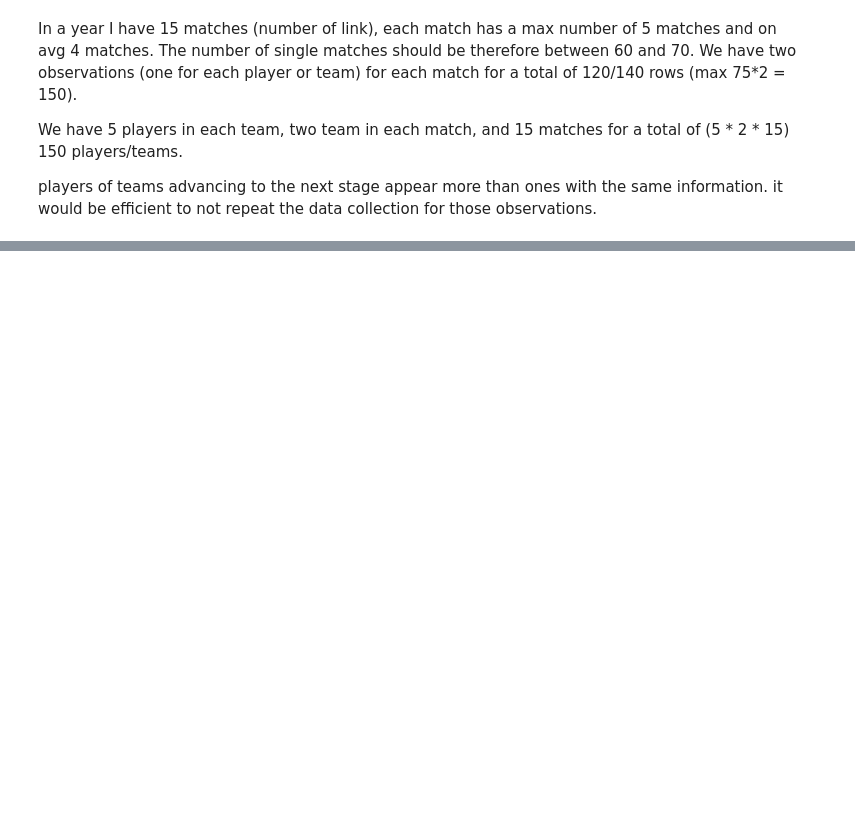
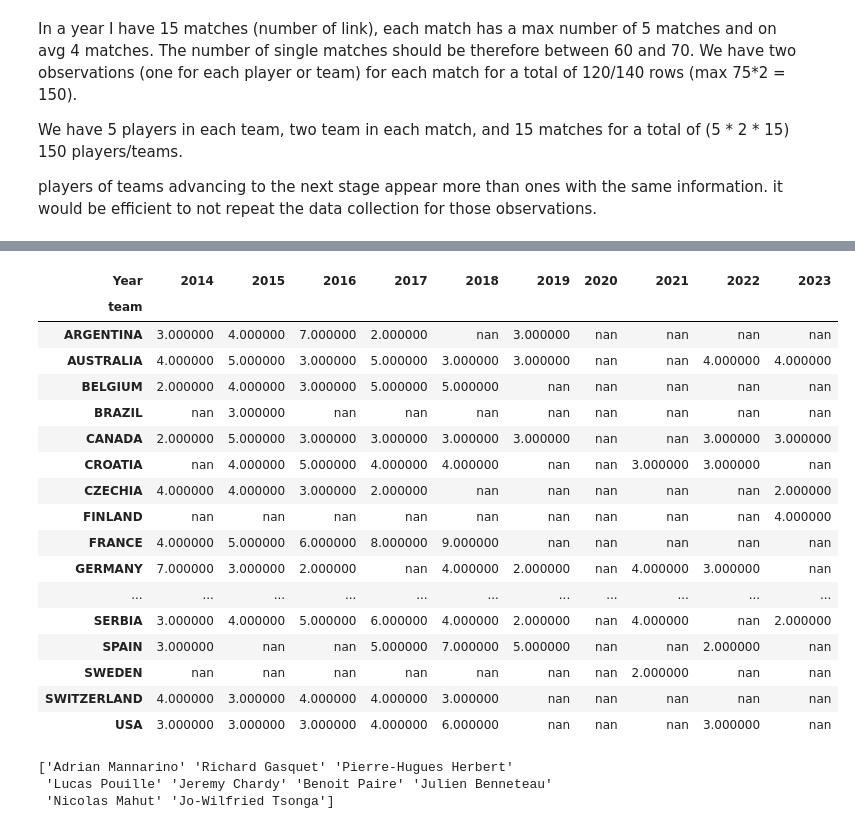
Before and after one commit to AEGDDI/davis-cup, a Jupyter notebook: main.ipynb, the cells around one changed output, grey strips where cells are left out. Cells and saved outputs as stored; diff of their text form; code cells hidden in the pictures; blank space fills up the shorter version.

```diff
--- a/main.ipynb
+++ b/main.ipynb
@@ -117,0 +268,41 @@ players of teams advancing to the next stage appear more than ones with the same
+# %%
+# Highlight values greater than 5
+def highlight(value):
+    if pd.notnull(value) and value > 5:
+        return 'background-color: yellow'
+    return ''
+
+styled_table = pivot_table.style.applymap(lambda x: highlight(x))
+
+# Display the styled table
+styled_table
+# %% [output]
+| Year | 2014 | 2015 | 2016 | 2017 | 2018 | 2019 | 2020 | 2021 | 2022 | 2023 |
+| team |  |  |  |  |  |  |  |  |  |  |
+| ARGENTINA | 3.000000 | 4.000000 | 7.000000 | 2.000000 | nan | 3.000000 | nan | nan | nan | nan |
+| AUSTRALIA | 4.000000 | 5.000000 | 3.000000 | 5.000000 | 3.000000 | 3.000000 | nan | nan | 4.000000 | 4.000000 |
+| BELGIUM | 2.000000 | 4.000000 | 3.000000 | 5.000000 | 5.000000 | nan | nan | nan | nan | nan |
+| BRAZIL | nan | 3.000000 | nan | nan | nan | nan | nan | nan | nan | nan |
+| CANADA | 2.000000 | 5.000000 | 3.000000 | 3.000000 | 3.000000 | 3.000000 | nan | nan | 3.000000 | 3.000000 |
+| CROATIA | nan | 4.000000 | 5.000000 | 4.000000 | 4.000000 | nan | nan | 3.000000 | 3.000000 | nan |
+| CZECHIA | 4.000000 | 4.000000 | 3.000000 | 2.000000 | nan | nan | nan | nan | nan | 2.000000 |
+| FINLAND | nan | nan | nan | nan | nan | nan | nan | nan | nan | 4.000000 |
+| FRANCE | 4.000000 | 5.000000 | 6.000000 | 8.000000 | 9.000000 | nan | nan | nan | nan | nan |
+| GERMANY | 7.000000 | 3.000000 | 2.000000 | nan | 4.000000 | 2.000000 | nan | 4.000000 | 3.000000 | nan |
+| ... | ... | ... | ... | ... | ... | ... | ... | ... | ... | ... |
+| SERBIA | 3.000000 | 4.000000 | 5.000000 | 6.000000 | 4.000000 | 2.000000 | nan | 4.000000 | nan | 2.000000 |
+| SPAIN | 3.000000 | nan | nan | 5.000000 | 7.000000 | 5.000000 | nan | nan | 2.000000 | nan |
+| SWEDEN | nan | nan | nan | nan | nan | nan | nan | 2.000000 | nan | nan |
+| SWITZERLAND | 4.000000 | 3.000000 | 4.000000 | 4.000000 | 3.000000 | nan | nan | nan | nan | nan |
+| USA | 3.000000 | 3.000000 | 3.000000 | 4.000000 | 6.000000 | nan | nan | nan | 3.000000 | nan |
+# %%
+filtered_df = combined_df[(combined_df['Year'] == 2018) & (combined_df['team'] == 'FRANCE')]
+
+unique_players_team = filtered_df['Player 1'].unique()
+
+# Display the unique players for 2018 and France
+print(unique_players_team)
+# %% [output]
+['Adrian Mannarino' 'Richard Gasquet' 'Pierre-Hugues Herbert'
+ 'Lucas Pouille' 'Jeremy Chardy' 'Benoit Paire' 'Julien Benneteau'
+ 'Nicolas Mahut' 'Jo-Wilfried Tsonga']
```
Also changed, not shown: parts of 13 cells of this notebook, 12 other files.
